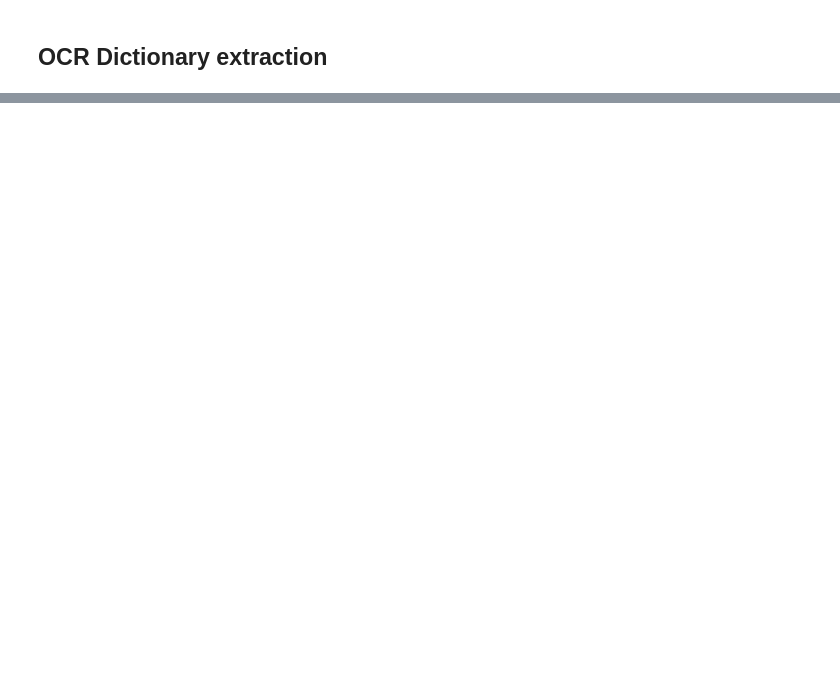
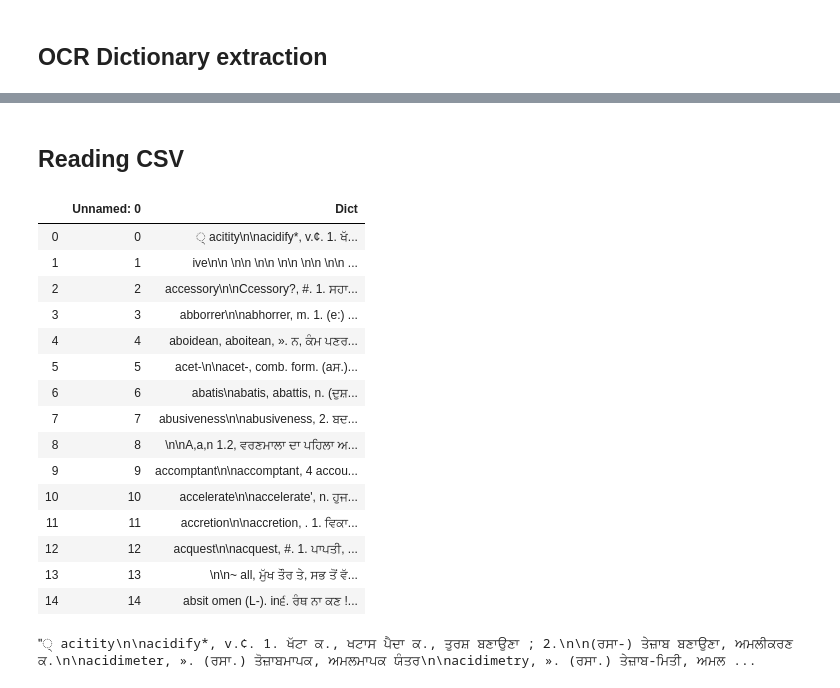
Before and after one commit to ssamanjot/Analysis-of-First-Information-Reports, a Jupyter notebook: OCR_punjabi_dictionary.ipynb, the cells around one changed output, grey strips where cells are left out. Cells and saved outputs as stored; diff of their text form; code cells hidden in the pictures; blank space fills up the shorter version.

```diff
--- a/OCR_punjabi_dictionary.ipynb
+++ b/OCR_punjabi_dictionary.ipynb
@@ -72,0 +40,2 @@ with PyTessBaseAPI(path='/usr/share/tesseract-ocr/4.00/tessdata/', lang='Gurmukh
+# %% [markdown]
+## Reading CSV
@@ -72,0 +48,21 @@ with PyTessBaseAPI(path='/usr/share/tesseract-ocr/4.00/tessdata/', lang='Gurmukh
+# %%
+datatext = pd.read_csv('test.csv')
+# %%
+datatext
+# %% [output]
+|  | Unnamed: 0 | Dict |
+| 0 | 0 | ੍ acitity\n\nacidify*, v.¢. 1. ਖੱ... |
+| 1 | 1 | ive\n\n \n\n \n\n \n\n \n\n \n\n ... |
+| 2 | 2 | accessory\n\nCcessory?, #. 1. ਸਹਾ... |
+| 3 | 3 | abborrer\n\nabhorrer, m. 1. (e:) ... |
+| 4 | 4 | aboidean, aboitean, ». ਨ, ਕੰਮ ਪਣਰ... |
+| 5 | 5 | acet-\n\nacet-, comb. form. (aਸ.)... |
+| 6 | 6 | abatis\nabatis, abattis, n. (ਦੁਸ਼... |
+| 7 | 7 | abusiveness\n\nabusiveness, 2. ਬਦ... |
+| 8 | 8 | \n\nA,a,n 1.2, ਵਰਣਮਾਲਾ ਦਾ ਪਹਿਲਾ ਅ... |
+| 9 | 9 | accomptant\n\naccomptant, 4 accou... |
+| 10 | 10 | accelerate\n\naccelerate', n. ਹੁਜ... |
+| 11 | 11 | accretion\n\naccretion, . 1. ਵਿਕਾ... |
+| 12 | 12 | acquest\n\nacquest, #. 1. ਪਾਪਤੀ, ... |
+| 13 | 13 | \n\n~ all, ਮੁੱਖ ਤੌਰ ਤੇ, ਸਭ ਤੋਂ ਵੱ... |
+| 14 | 14 | absit omen (L-). in੬. ਰੰਥ ਨਾ ਕਣ !... |
@@ -72,0 +75,4 @@ with PyTessBaseAPI(path='/usr/share/tesseract-ocr/4.00/tessdata/', lang='Gurmukh
+# %%
+datatext['Dict'][0]
+# %% [output]
+"੍ acitity\n\nacidify*, v.¢. 1. ਖੱਟਾ ਕ., ਖਟਾਸ ਪੈਦਾ ਕ., ਤੁਰਸ਼ ਬਣਾਉਣਾ ; 2.\n\n(ਰਸਾ-) ਤੇਜ਼ਾਬ ਬਣਾਉਣਾ, ਅਮਲੀਕਰਣ ਕ.\n\nacidimeter, ». (ਰਸਾ.) ਤੋਜ਼ਾਬਮਾਪਕ, ਅਮਲਮਾਪਕ ਯੰਤਰ\n\nacidimetry, ». (ਰਸਾ.) ਤੇਜ਼ਾਬ-ਮਿਤੀ, ਅਮਲ ...
```
Also changed, not shown: parts of 61 cells of this notebook.
